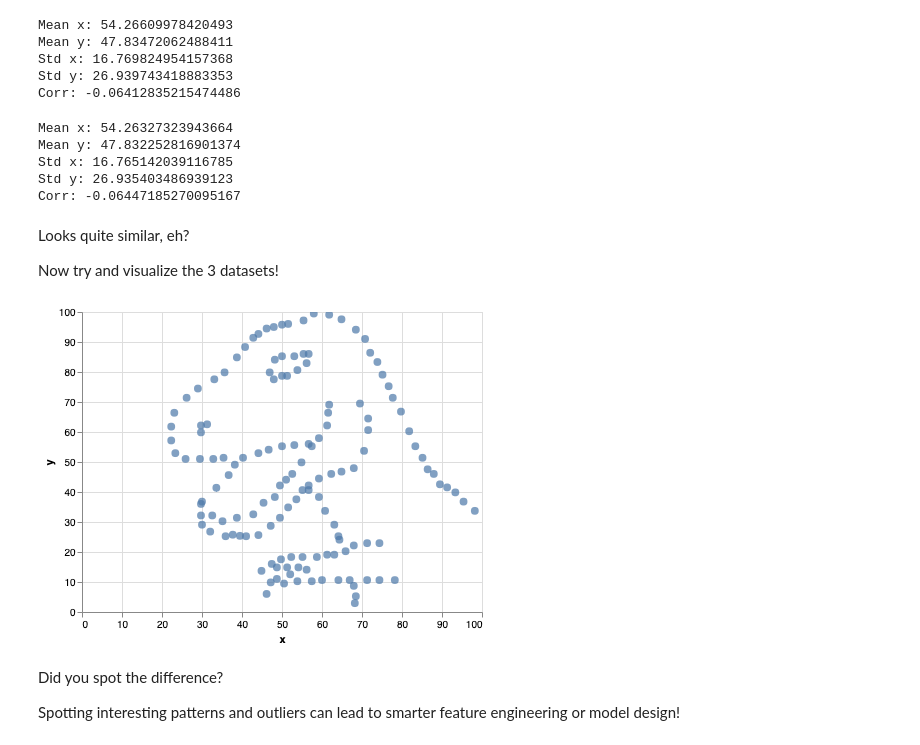
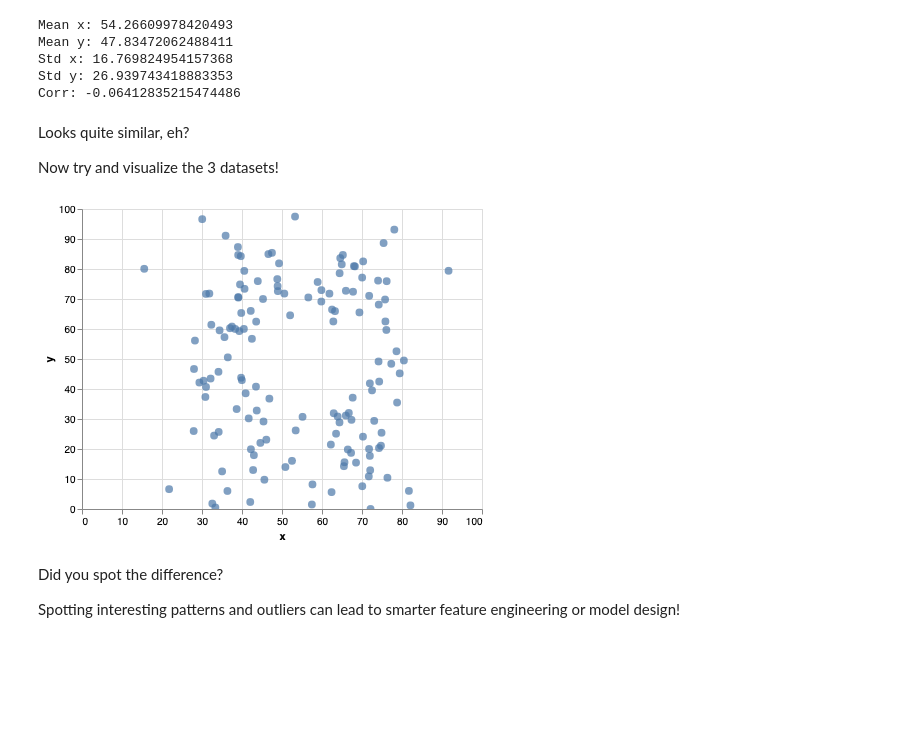
Before and after one commit to 90am/Intro-Notebooks, a Jupyter notebook: Notebooks/Why_use_visualization.ipynb, the cells around one changed output. Saved outputs shown, nothing was run; the diff lists cells and outputs as text; code cells hidden in the pictures; blank space fills up the shorter version.

```diff
--- a/Notebooks/Why_use_visualization.ipynb
+++ b/Notebooks/Why_use_visualization.ipynb
@@ -239,25 +241,17 @@ Mean y: 47.83472062488411
 Std x: 16.769824954157368
 Std y: 26.939743418883353
 Corr: -0.06412835215474486
-# %%
-stats(dataset3)
-# %% [output]
-Mean x: 54.26327323943664
-Mean y: 47.832252816901374
-Std x: 16.765142039116785
-Std y: 26.935403486939123
-Corr: -0.06447185270095167
 # %% [markdown]
 Looks quite similar, eh?
 
 Now try and visualize the 3 datasets!
 # %%
-alt.Chart(dataset3).mark_circle(size=60).encode(
+alt.Chart(dataset1).mark_circle(size=60).encode(
     x='x',
     y='y'
 ).interactive()
 # %% [output]
-[figure, old version]
+[figure, new version]
 # %% [markdown]
 Did you spot the difference?
 
```
Also changed, not shown: parts of 6 cells of this notebook, 1 other file.
